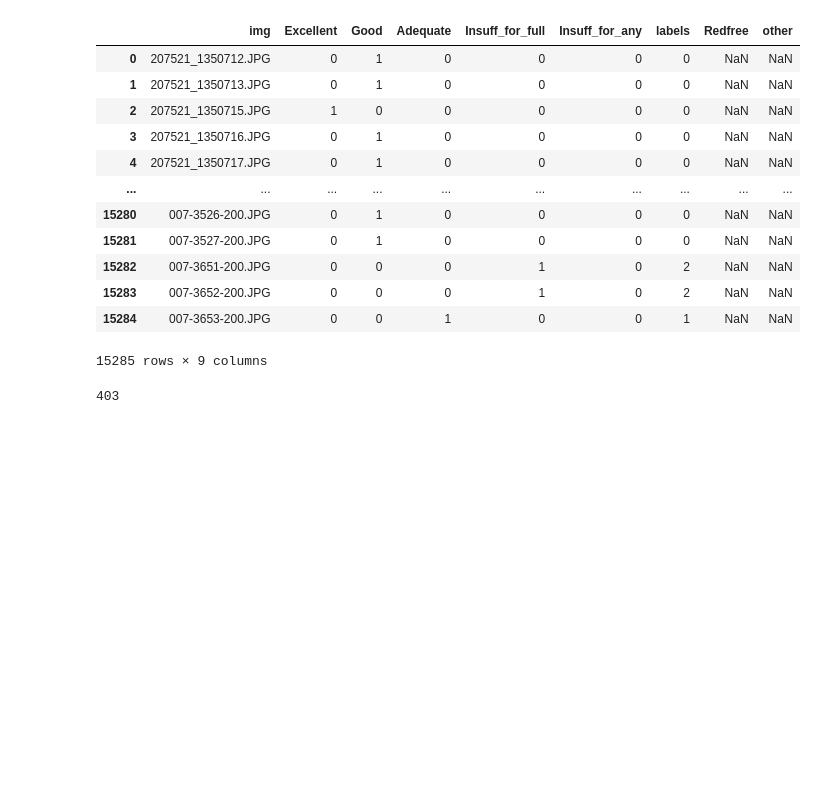
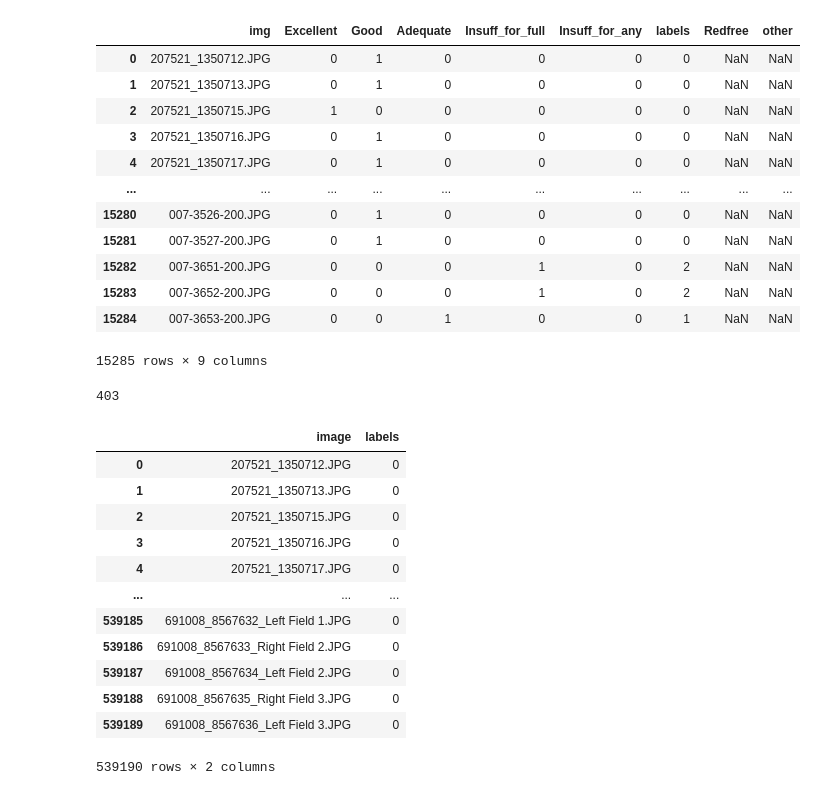
Before and after one commit to Rishav09/QA_application, a Jupyter notebook: training/Non_Distributed/Notebooks/verifyEverything.ipynb, the cells around one changed output. Cells and saved outputs as stored; diff of their text form; code cells hidden in the pictures; blank space fills up the shorter version.

```diff
--- a/training/Non_Distributed/Notebooks/verifyEverything.ipynb
+++ b/training/Non_Distributed/Notebooks/verifyEverything.ipynb
@@ -410,0 +409,18 @@ EyePacs_Lenke_Dataset
+# %%
+import pandas as pd
+two_cases = pd.read_csv('/Users/swastik/ophthalmology/Project_Quality_Assurance/Final_QA_FDA/QA_application/Processed_Input_files/2_cases.csv').iloc[:,1:]
+two_cases
+# %% [output]
+|  | image | labels |
+| 0 | 207521_1350712.JPG | 0 |
+| 1 | 207521_1350713.JPG | 0 |
+| 2 | 207521_1350715.JPG | 0 |
+| 3 | 207521_1350716.JPG | 0 |
+| 4 | 207521_1350717.JPG | 0 |
+| ... | ... | ... |
+| 539185 | 691008_8567632_Left Field 1.JPG | 0 |
+| 539186 | 691008_8567633_Right Field 2.JPG | 0 |
+| 539187 | 691008_8567634_Left Field 2.JPG | 0 |
+| 539188 | 691008_8567635_Right Field 3.JPG | 0 |
+| 539189 | 691008_8567636_Left Field 3.JPG | 0 |
+539190 rows × 2 columns
```
Also changed, not shown: parts of 3 cells of this notebook, 2 other files.
